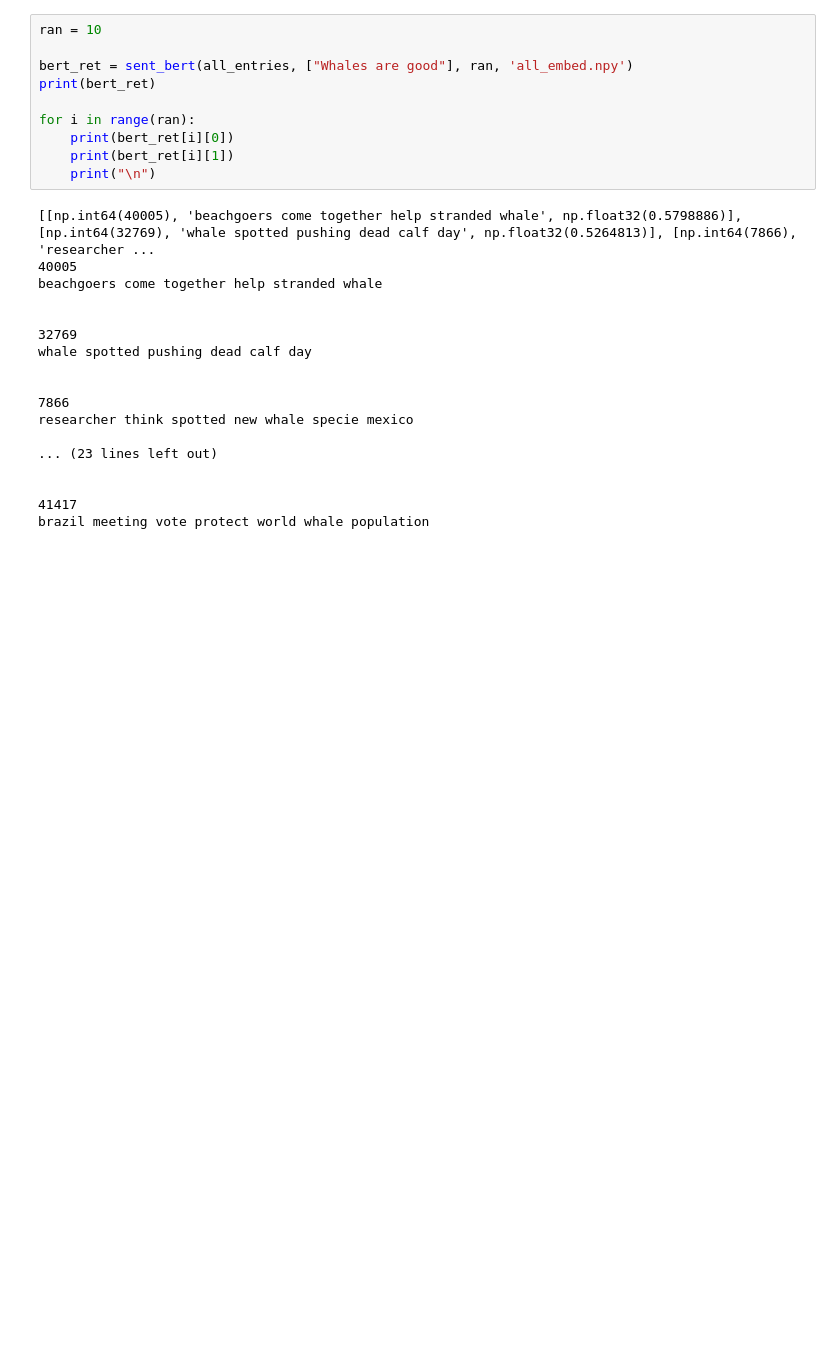
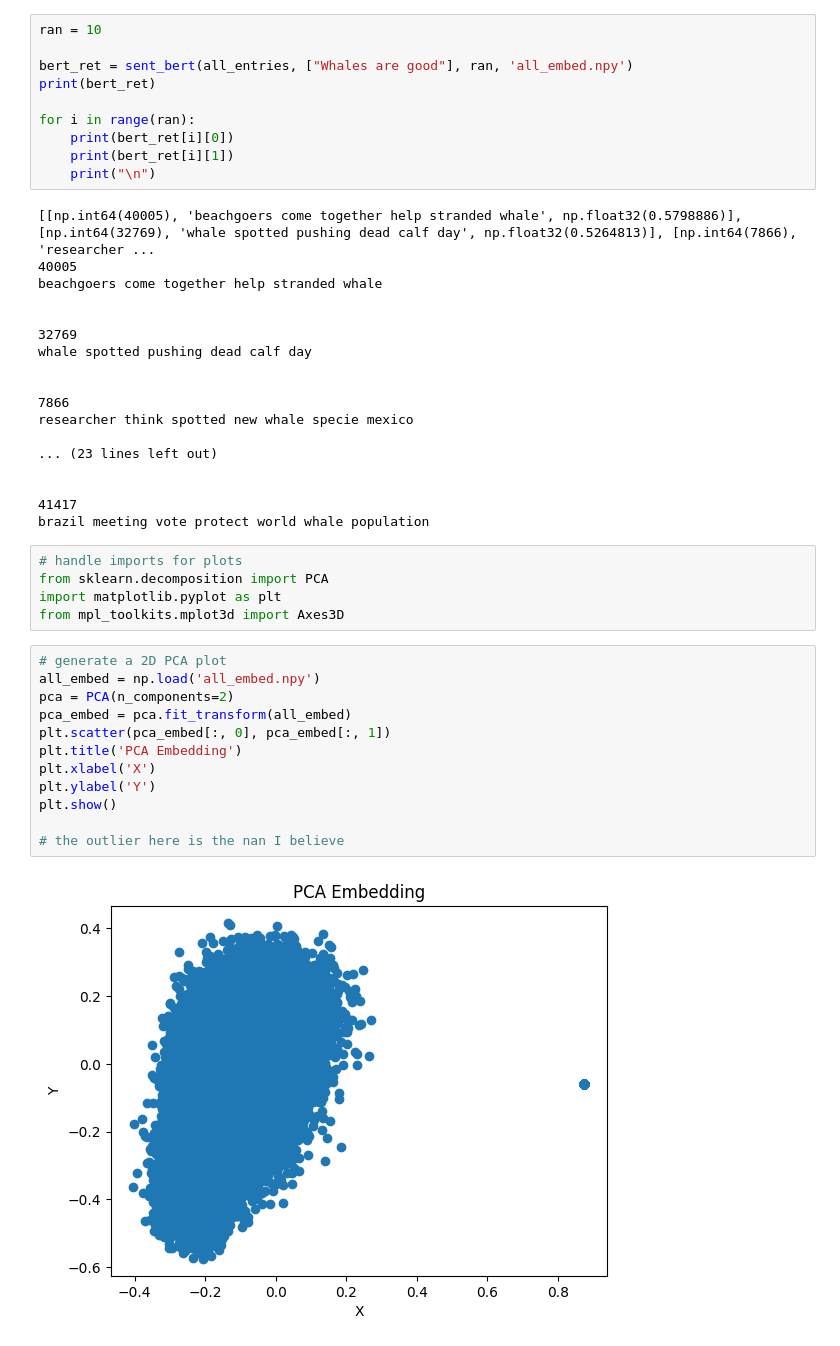
Before and after one commit to Vincent-G-Van/cmpe-256-project, a Jupyter notebook: sentence_bert.ipynb, the cells around one changed output. Cells and saved outputs as stored; diff of their text form; blank space fills up the shorter version.

Commit message:
added in bert graph, gui2, gui1 updates

```diff
--- a/sentence_bert.ipynb
+++ b/sentence_bert.ipynb
@@ -217,3 +217,22 @@ researcher think spotted new whale specie mexico
 
 41417
 brazil meeting vote protect world whale population
+# %%
+# handle imports for plots
+from sklearn.decomposition import PCA
+import matplotlib.pyplot as plt
+from mpl_toolkits.mplot3d import Axes3D
+# %%
+# generate a 2D PCA plot
+all_embed = np.load('all_embed.npy')
+pca = PCA(n_components=2)
+pca_embed = pca.fit_transform(all_embed)
+plt.scatter(pca_embed[:, 0], pca_embed[:, 1])
+plt.title('PCA Embedding')
+plt.xlabel('X')
+plt.ylabel('Y')
+plt.show()
+
+# the outlier here is the nan I believe
+# %% [output]
+[figure, added]
```
Also changed, not shown: parts of 3 cells of this notebook, 2 other files.
